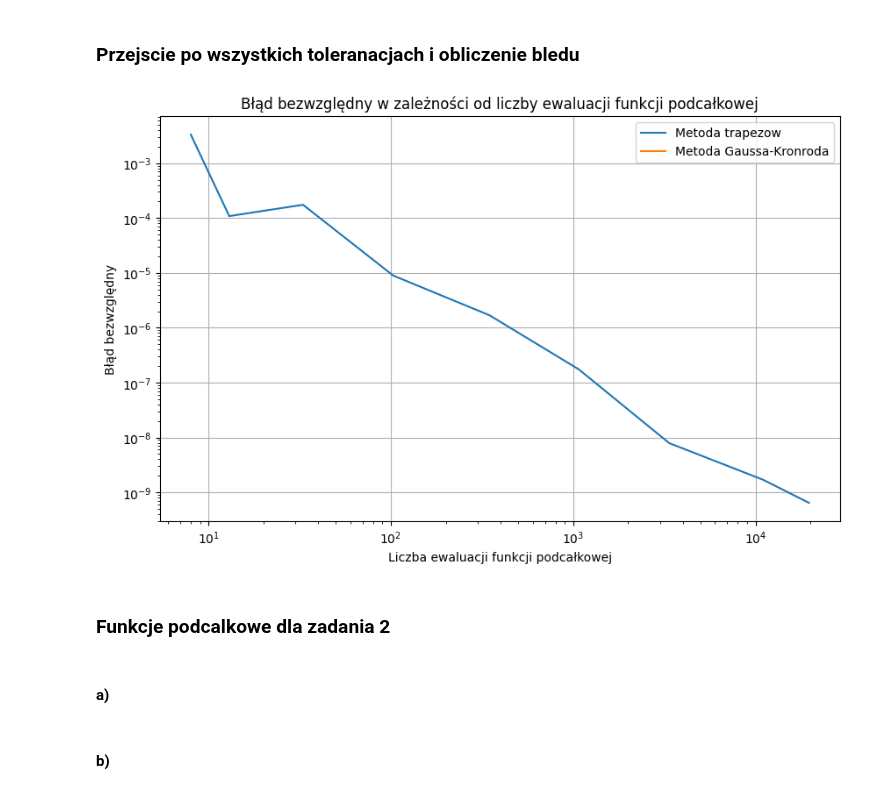
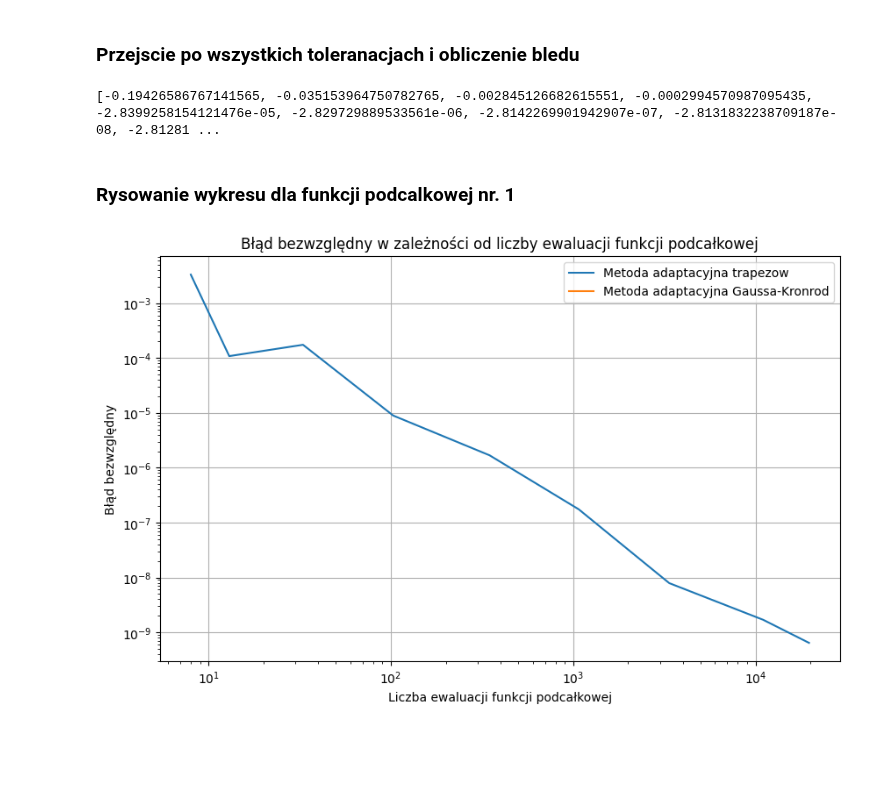
Before and after one commit to arturgesiarz/CalculationTechMethods-Course, a Jupyter notebook: lab07/ex1.ipynb, the cells around one changed output. Drawn from its saved outputs; the diff is of its cells as text; code cells hidden in the pictures; blank space fills up the shorter version.

```diff
--- a/lab07/ex1.ipynb
+++ b/lab07/ex1.ipynb
@@ -48,0 +62,4 @@ evals_gauss_kronrod = []
+# %%
+def adaptive_trapezoidal_integration(f, a, b, tol):
+    integral, err, info = quad_vec(f, a, b, epsabs=tol,quadrature='trapezoid', full_output=True)
+    return integral, info.neval
@@ -48,0 +68,4 @@ evals_gauss_kronrod = []
+# %%
+def adaptive_gauss_kronrod_integration(f, a, b, tol):
+    integral, err, info = quad_vec(f, a, b, epsabs=tol, full_output=True)
+    return integral, info.neval
@@ -49,2 +74,13 @@ evals_gauss_kronrod = []
+# %%
+def calculate_errors_and_evals(f, method, exact_value, a, b, erros, evals):
+
+    for tol in tolerances:
+        integrate, neval = method(f, a, b, tol)
+        error = np.abs(integrate - exact_value) / exact_value
+
+        erros.append(error)
+        evals.append(neval)
+
+    return erros, evals
 # %% [markdown]
 ### Przejscie po wszystkich toleranacjach i obliczenie bledu
@@ -64,18 +87,36 @@ for tol in tolerances:
+# %%
+### Metoda Trapezow
+
+errors_trap_f1 ,evals_trap_f1 = calculate_errors_and_evals(f1, adaptive_trapezoidal_integration, exact_value_f1, a, b, errors_trap_f1, evals_trap_f1)
+
+errors_trap_f2 ,evals_trap_f2 = calculate_errors_and_evals(f2, adaptive_trapezoidal_integration, exact_value_f2, a, b, errors_trap_f2, evals_trap_f2)
+
+# errors_trap_f3 ,evals_trap_f3 = calculate_errors_and_evals(f3, adaptive_trapezoidal_integration, exact_value_f3, a, b, errors_trap_f3, evals_trap_f3)
+
+### Metoda Gausaa-Kronroda
+
+errors_gauss_kronrod_f1,evals_gauss_kronrod_f1 = calculate_errors_and_evals(f1, adaptive_gauss_kronrod_integration, exact_value_f1, a, b, errors_gauss_kronrod_f1, evals_gauss_kronrod_f1)
+
+errors_gauss_kronrod_f2,evals_gauss_kronrod_f2 = calculate_errors_and_evals(f2, adaptive_gauss_kronrod_integration, exact_value_f2, a, b, errors_gauss_kronrod_f2, evals_gauss_kronrod_f2)
+
+# errors_gauss_kronrod_f3,evals_gauss_kronrod_f3 = calculate_errors_and_evals(f3, adaptive_gauss_kronrod_integration, exact_value_f3, a, b, errors_gauss_kronrod_f3, evals_gauss_kronrod_f3)
+# %%
+print(errors_trap_f2 ,evals_trap_f2)
+# %% [output]
+[-0.19426586767141565, -0.035153964750782765, -0.002845126682615551, -0.0002994570987095435, -2.8399258154121476e-05, -2.829729889533561e-06, -2.8142269901942907e-07, -2.8131832238709187e-08, -2.81281 ...
+# %% [markdown]
+### Rysowanie wykresu dla funkcji podcalkowej nr. 1
 # %%
 plt.figure(figsize=(10, 6))
-plt.semilogy(evals_trap, errors_trap, label='Metoda trapezow')
-plt.semilogy(evals_gauss_kronrod, errors_gauss_kronrod, label='Metoda Gaussa-Kronroda')
+plt.semilogy(evals_trap_f1, errors_trap_f1, label='Metoda adaptacyjna trapezow')
+plt.semilogy(evals_gauss_kronrod_f1, errors_gauss_kronrod_f1, label='Metoda adaptacyjna Gaussa-Kronrod')
 plt.title('Błąd bezwzględny w zależności od liczby ewaluacji funkcji podcałkowej')
 plt.xlabel('Liczba ewaluacji funkcji podcałkowej')
 plt.ylabel('Błąd bezwzględny')
 plt.xscale('log')
 plt.yscale('log')
 plt.legend()
 plt.grid(True)
 plt.show()
 # %% [output]
-[figure, old version]
+[figure, new version]
-# %% [markdown]
-### Funkcje podcalkowe dla zadania 2
-# %% [markdown]
-#### a)
@@ -85,2 +122,0 @@ def f2_a(x):
-# %% [markdown]
-#### b)
```
Also changed, not shown: parts of 26 cells of this notebook.
